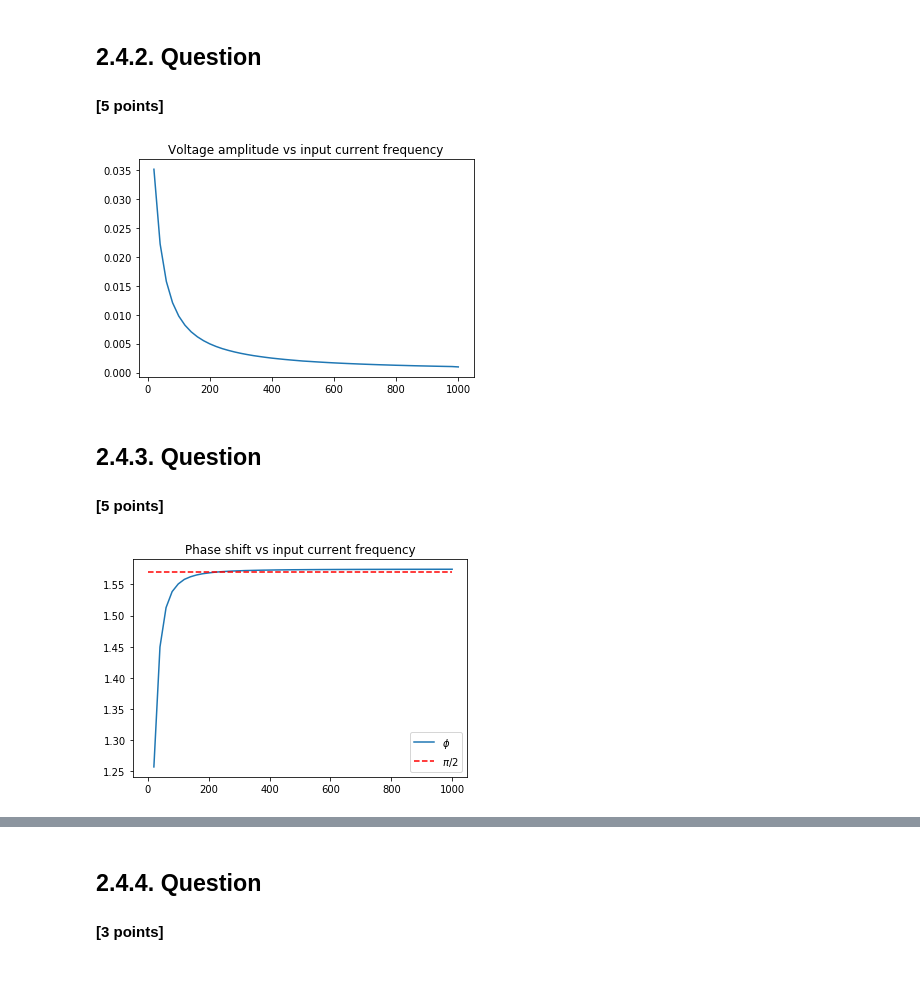
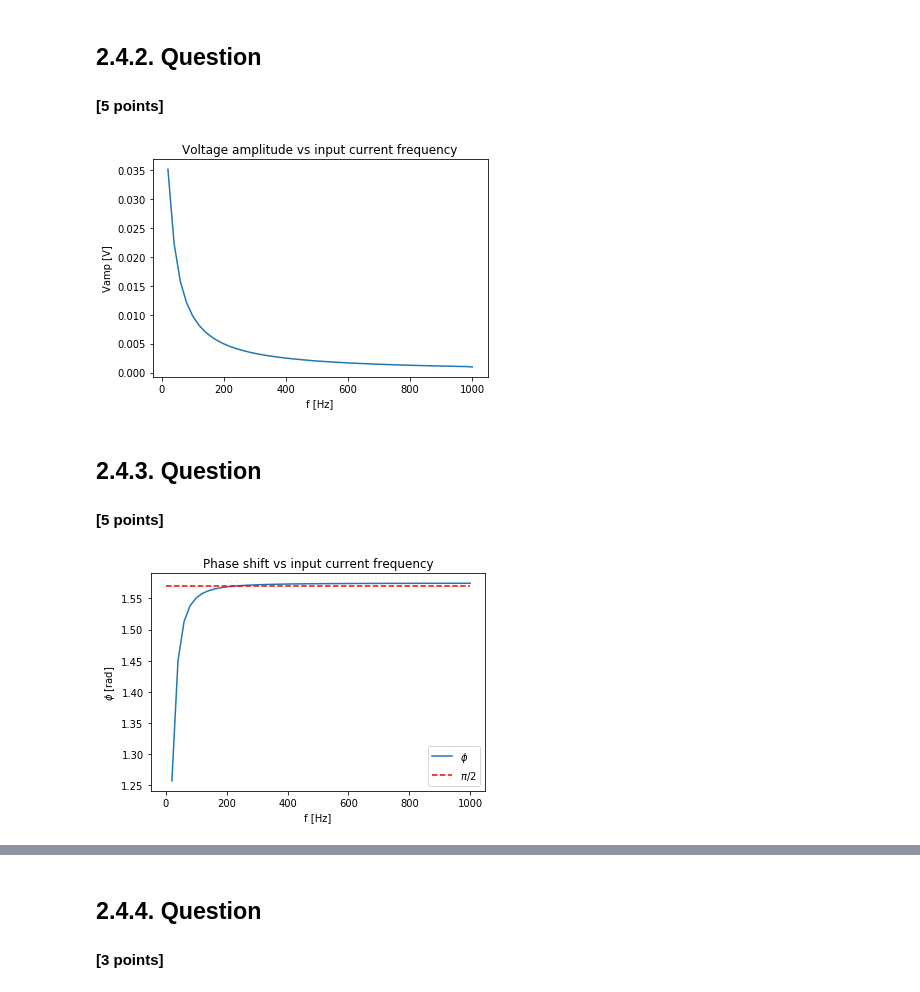
Before and after one commit to fedeflo2/Bestbio1, a Jupyter notebook: Ex2_firstName_lastName_000.ipynb, the cells around one changed output, grey strips where cells are left out. Cells and saved outputs as stored; diff of their text form; code cells hidden in the pictures.

```diff
--- a/Ex2_firstName_lastName_000.ipynb
+++ b/Ex2_firstName_lastName_000.ipynb
@@ -216,29 +213,31 @@ nr of spikes: 0
 # %%
 # For input frequencies between 10Hz and 1kHz plot the the resulting amplitude of subthreshold oscillations of the
 # membrane potential vs. input frequency.
 N = 50
 freqs = np.linspace(20,1000,N)
 ampls = np.zeros(N)
 
 for n in range(N):
     freq = freqs[n]
     sinusoidal_current = input_factory.get_sinusoidal_current(200, 1000, unit_time=0.1 * b2.ms,amplitude= 2.5 * b2.namp,
                     frequency=freq*b2.Hz,direct_current=0. * b2.namp)
     (state_monitor, spike_monitor) = LIF.simulate_LIF_neuron(input_current=sinusoidal_current, simulation_time = 120 * b2.ms,
                                                          firing_threshold=0*b2.mV)
     voltage = np.asarray(state_monitor.v)
     voltage = np.squeeze(voltage)
     voltage = voltage[600:1000]
     min_val = np.min(voltage)
     max_val = np.max(voltage)
     ampls[n] = max_val - min_val
 
 plt.figure()
 plt.plot(freqs,ampls)
 plt.title('Voltage amplitude vs input current frequency')
+plt.xlabel('f [Hz]')
+plt.ylabel('Vamp [V]')
 plt.show()
 # %% [output]
-[figure, old version]
+[figure, new version]
 # %% [markdown]
 ## 2.4.3. Question
 #### [5 points]
@@ -272,7 +271,9 @@ plt.figure()
 plt.title("Phase shift vs input current frequency")
 plt.plot(freqs,shifts,label = "$\phi$")
 plt.plot([0,1000],[np.pi/2, np.pi/2],'r--',label = "$\pi/2$")
+plt.xlabel('f [Hz]')
+plt.ylabel('$\phi$ [rad]')
 plt.legend()
 plt.show()
 # %% [output]
-[figure, old version]
+[figure, new version]
```
Also changed, not shown: parts of 4 cells of this notebook.
